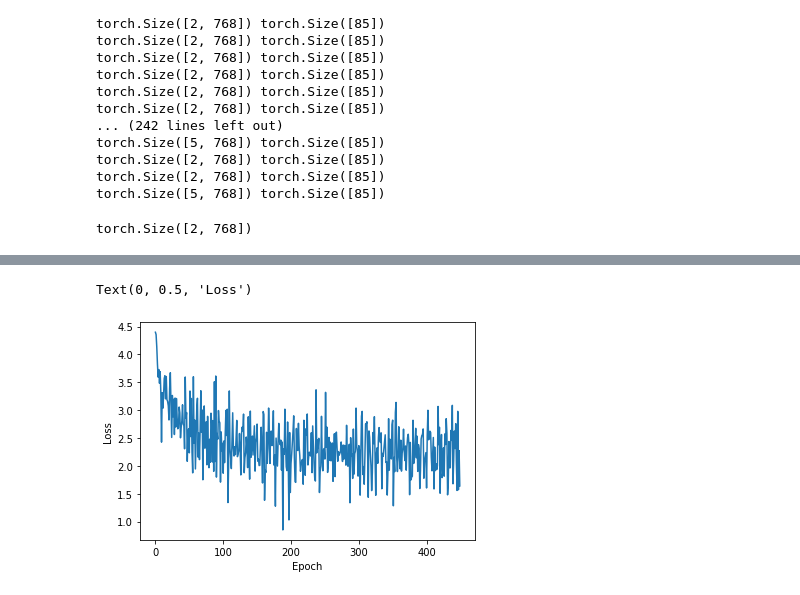
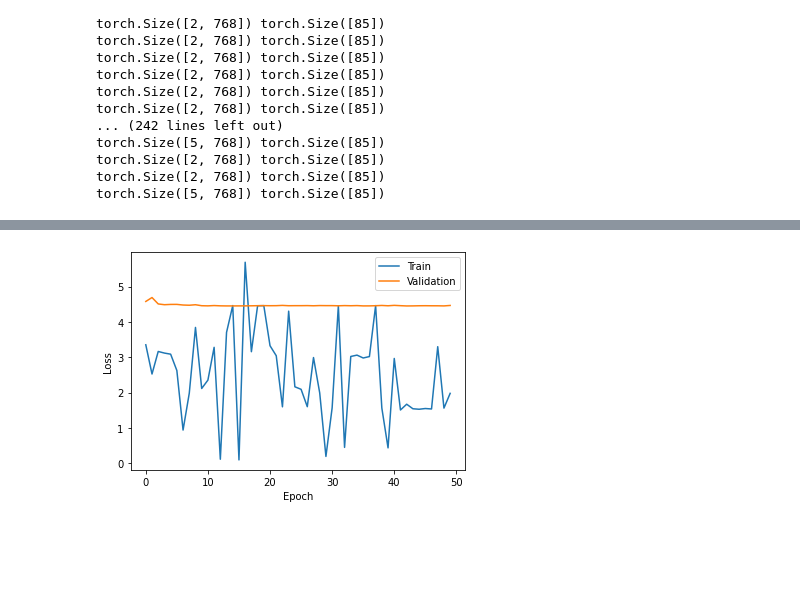
Before and after one commit to nalin0503/SC4020-DA-M-2, a Jupyter notebook: partc/RNN.ipynb, the cells around one changed output, grey strips where cells are left out. Cells and saved outputs as stored; diff of their text form; code cells hidden in the pictures; blank space fills up the shorter version.

```diff
--- a/partc/RNN.ipynb
+++ b/partc/RNN.ipynb
@@ -192,14 +192,14 @@ def collate_fn(batch):
     # Create a mask
     mask = torch.tensor([len(x) for x in sequences], dtype=torch.long)
     return sequences, targets, mask
-# %%
-train_loader = DataLoader(SequenceDataset(['A', 'B']), batch_size=32, shuffle=True, collate_fn=collate_fn)
-train_loader.dataset.__getitem__(7)[0].shape
-# %% [output]
-torch.Size([2, 768])
+# %%
+train_loader = DataLoader(SequenceDataset(['A', 'B']), batch_size=4, shuffle=True, collate_fn=collate_fn)
+
+validation_loader = DataLoader(SequenceDataset('C'), batch_size=4, shuffle=True, collate_fn=collate_fn)
+test_loader = DataLoader(SequenceDataset('D'), batch_size=4, shuffle=True, collate_fn=collate_fn)
 # %%
 input_size = 768
-hidden_size = 128  # You can adjust the hidden size as needed
+hidden_size = 16
 output_size = 85
 layers = 2
 
@@ -209,13 +209,14 @@ model = SimpleRNN(input_size, hidden_size, output_size, layers)
 criterion = nn.CrossEntropyLoss()
 optimizer = torch.optim.Adam(model.parameters(), lr=0.001)
 # %%
-
 # Training loop
 num_epochs = 50
 
-losses = []
+train_losses = []
+validation_losses = []
 
 for epoch in range(num_epochs):
+    model.train()  # Set the model to training mode
 
     for i, (sequences, targets, mask) in enumerate(train_loader):
         # Ensure sequences and mask are tensors with the same dtype
@@ -227,23 +228,42 @@ for epoch in range(num_epochs):
         outputs = model(sequences, mask)
         loss = criterion(outputs, targets)
 
-        losses.append(loss.item())
 
         # Backward pass
         optimizer.zero_grad()
         loss.backward()
         optimizer.step()
 
+    train_losses.append(loss.item())
 
-    print(f'Epoch [{epoch+1}/{num_epochs}], Loss: {loss.item()}')
+    # Compute the validation loss
+    model.eval()  # Set the model to evaluation mode
+    with torch.no_grad():
+        validation_loss = 0
+        for i, (sequences, targets, mask) in enumerate(validation_loader):
+            sequences = sequences.to(torch.float32)
+            mask = mask.to(torch.long)
+            targets = targets.to(torch.float32)
+            outputs = model(sequences, mask)
+            loss = criterion(outputs, targets)
+            validation_loss += loss.item()
+
+        validation_loss /= len(validation_loader)
+        validation_losses.append(validation_loss)
+
+    print(f'Epoch [{epoch+1}/{num_epochs}], Train Loss: {train_losses[-1]}, Validation Loss: {validation_loss}')
 
 # Save the model
-# torch.save(model.state_dict(), 'rnn_model.pth')?
+torch.save(model.state_dict(), 'rnn_model.pth')
 
-# plot the losses
+# Plot the losses
 import matplotlib.pyplot as plt
 
-plt.plot(losses)
+x_axis = range(len(train_losses))
+plt.plot(x_axis, train_losses, label='Train')
+plt.plot(x_axis, validation_losses, label='Validation')
 plt.xlabel('Epoch')
 plt.ylabel('Loss')
+plt.legend()
+plt.show()
 # %% [output]
@@ -267,2 +287 @@ Epoch [50/50], Loss: 1.6409282684326172
-Text(0, 0.5, 'Loss')
-[figure, old version]
+[figure, new version]
```
Also changed, not shown: parts of 2 cells of this notebook.
